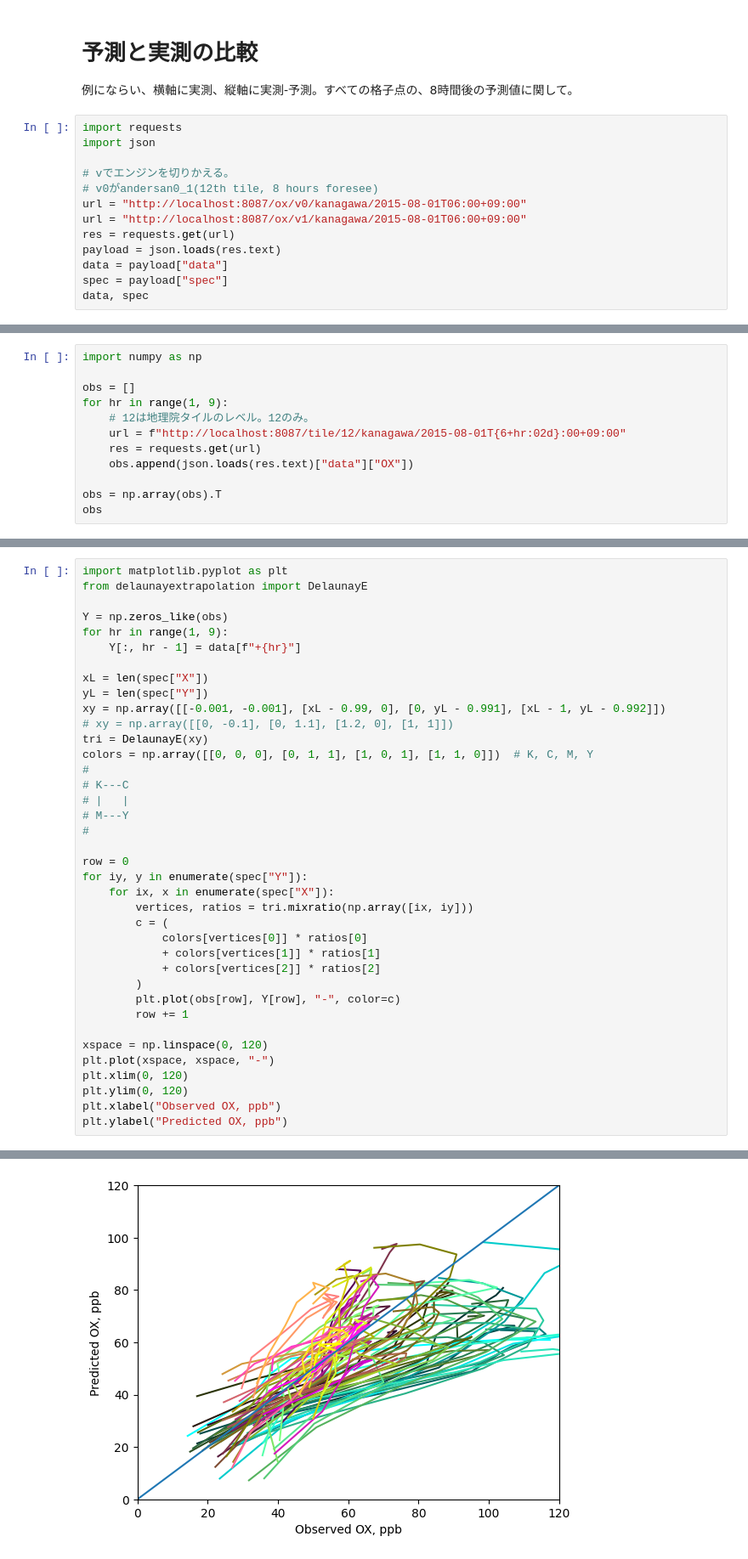
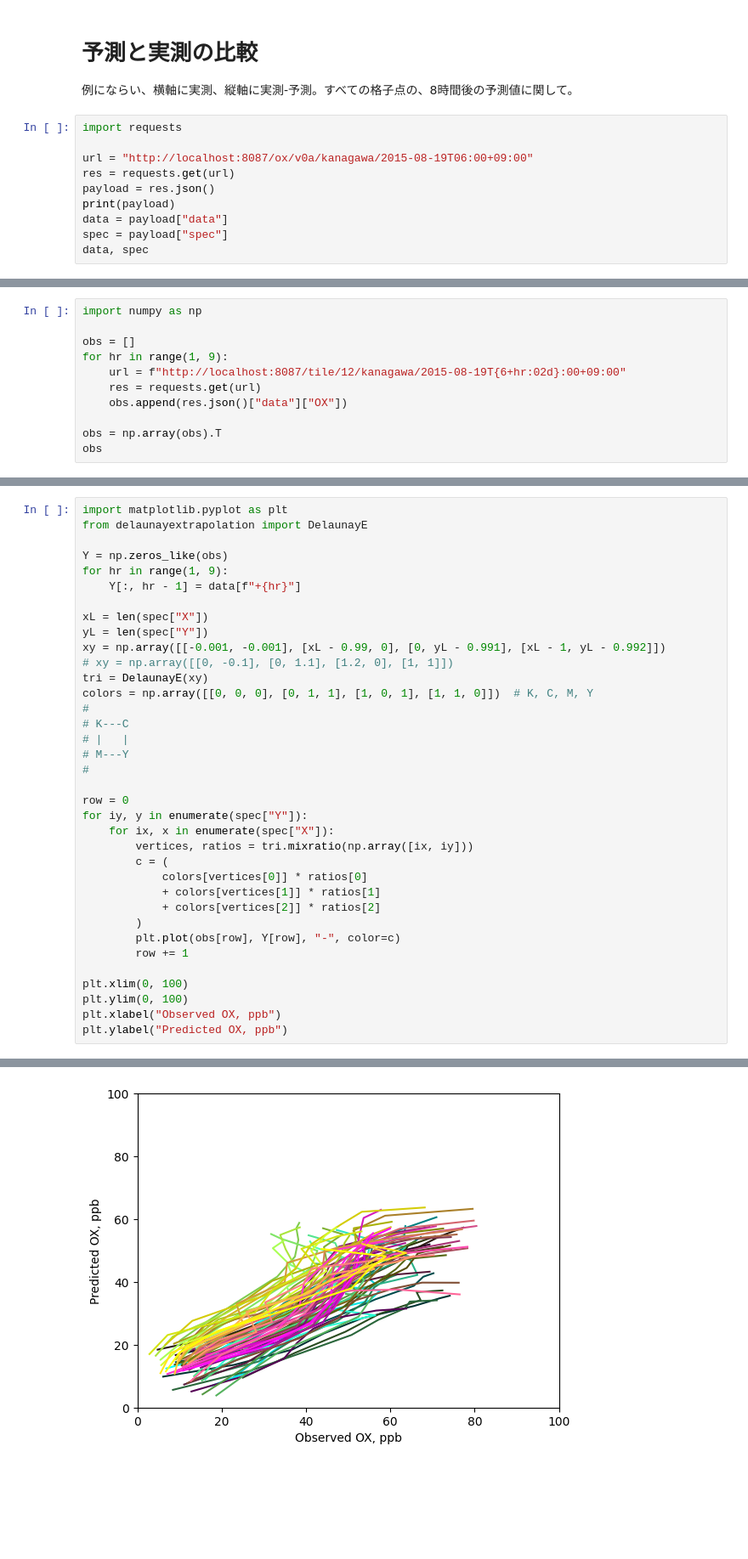
Before and after one commit to photochemistry/andersan-api, a Jupyter notebook: api-test.ipynb, the cells around one changed output, grey strips where cells are left out. Shown at 85% size. Drawn from its saved outputs; the diff is of its cells as text; blank space fills up the shorter version.

```diff
--- a/api-test.ipynb
+++ b/api-test.ipynb
@@ -135,14 +143,11 @@ data, spec
 例にならい、横軸に実測、縦軸に実測-予測。すべての格子点の、8時間後の予測値に関して。
 # %%
 import requests
-import json
 
-# vでエンジンを切りかえる。
-# v0がandersan0_1(12th tile, 8 hours foresee)
-url = "http://localhost:8087/ox/v0/kanagawa/2015-08-01T06:00+09:00"
-url = "http://localhost:8087/ox/v1/kanagawa/2015-08-01T06:00+09:00"
+url = "http://localhost:8087/ox/v0a/kanagawa/2015-08-19T06:00+09:00"
 res = requests.get(url)
-payload = json.loads(res.text)
+payload = res.json()
+print(payload)
 data = payload["data"]
 spec = payload["spec"]
 data, spec
@@ -169,10 +175,9 @@ import numpy as np
 
 obs = []
 for hr in range(1, 9):
-    # 12は地理院タイルのレベル。12のみ。
-    url = f"http://localhost:8087/tile/12/kanagawa/2015-08-01T{6+hr:02d}:00+09:00"
+    url = f"http://localhost:8087/tile/12/kanagawa/2015-08-19T{6+hr:02d}:00+09:00"
     res = requests.get(url)
-    obs.append(json.loads(res.text)["data"]["OX"])
+    obs.append(res.json()["data"]["OX"])
 
 obs = np.array(obs).T
 obs
@@ -203,35 +208,33 @@ for hr in range(1, 9):
     Y[:, hr - 1] = data[f"+{hr}"]
 
 xL = len(spec["X"])
 yL = len(spec["Y"])
 xy = np.array([[-0.001, -0.001], [xL - 0.99, 0], [0, yL - 0.991], [xL - 1, yL - 0.992]])
 # xy = np.array([[0, -0.1], [0, 1.1], [1.2, 0], [1, 1]])
 tri = DelaunayE(xy)
 colors = np.array([[0, 0, 0], [0, 1, 1], [1, 0, 1], [1, 1, 0]])  # K, C, M, Y
 #
 # K---C
 # |   |
 # M---Y
 #
 
 row = 0
 for iy, y in enumerate(spec["Y"]):
     for ix, x in enumerate(spec["X"]):
         vertices, ratios = tri.mixratio(np.array([ix, iy]))
         c = (
             colors[vertices[0]] * ratios[0]
             + colors[vertices[1]] * ratios[1]
             + colors[vertices[2]] * ratios[2]
         )
         plt.plot(obs[row], Y[row], "-", color=c)
         row += 1
 
-xspace = np.linspace(0, 120)
-plt.plot(xspace, xspace, "-")
-plt.xlim(0, 120)
-plt.ylim(0, 120)
+plt.xlim(0, 100)
+plt.ylim(0, 100)
 plt.xlabel("Observed OX, ppb")
 plt.ylabel("Predicted OX, ppb")
 # %% [output]
 Text(0, 0.5, 'Predicted OX, ppb')
-[figure, old version]
+[figure, new version]
```
Also changed, not shown: parts of 6 cells of this notebook, 4 other files.
